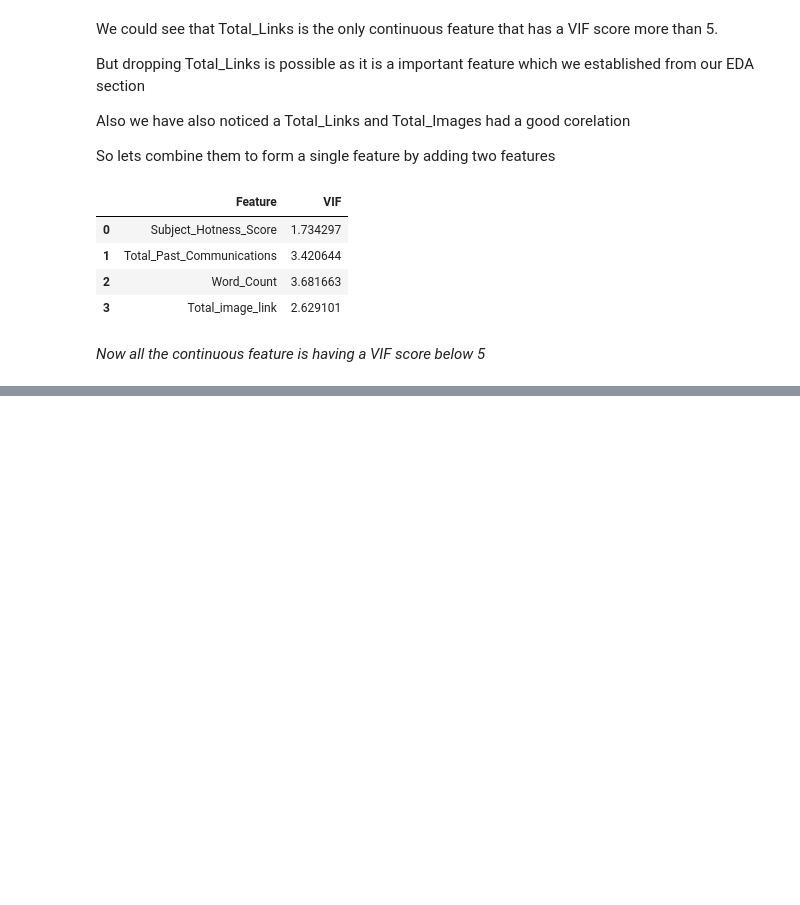
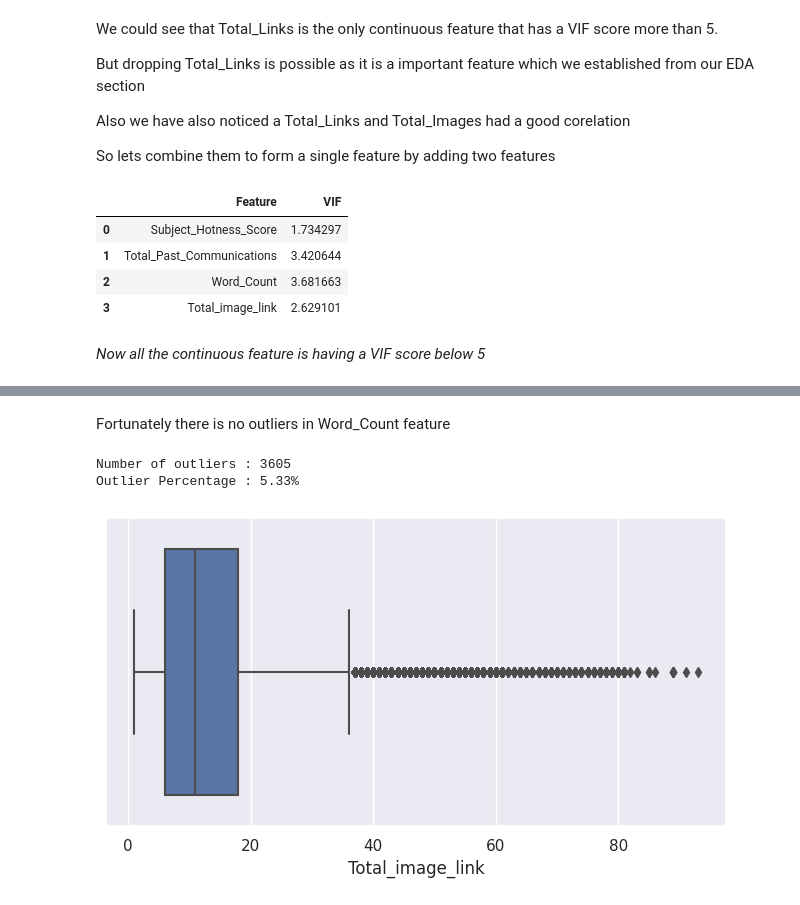
Before and after one commit to Sudar278/Email_Campaign_Effectiveness_Prediction-Classification-, a Jupyter notebook: Email_Campaign_Effectiveness_Prediction(Classification).ipynb, the cells around one changed output, grey strips where cells are left out. Drawn from its saved outputs; the diff is of its cells as text; code cells hidden in the pictures; blank space fills up the shorter version.

```diff
--- a/Email_Campaign_Effectiveness_Prediction(Classification).ipynb
+++ b/Email_Campaign_Effectiveness_Prediction(Classification).ipynb
@@ -538,0 +655,12 @@ vif
+# %% [markdown]
+Fortunately there is no outliers in Word_Count feature
+# %%
+# Generating a Box Plot, Outlier count and Outlier percentage for Total_image_link
+out_count,out_percent=out_count_percen(df,'Total_image_link')
+print(f'Number of outliers : {out_count}')
+print(f'Outlier Percentage : {out_percent}%')
+box_plot(df,'Total_image_link')
+# %% [output]
+Number of outliers : 3605
+Outlier Percentage : 5.33%
+[figure, added]
```
Also changed, not shown: parts of 68 cells of this notebook.
